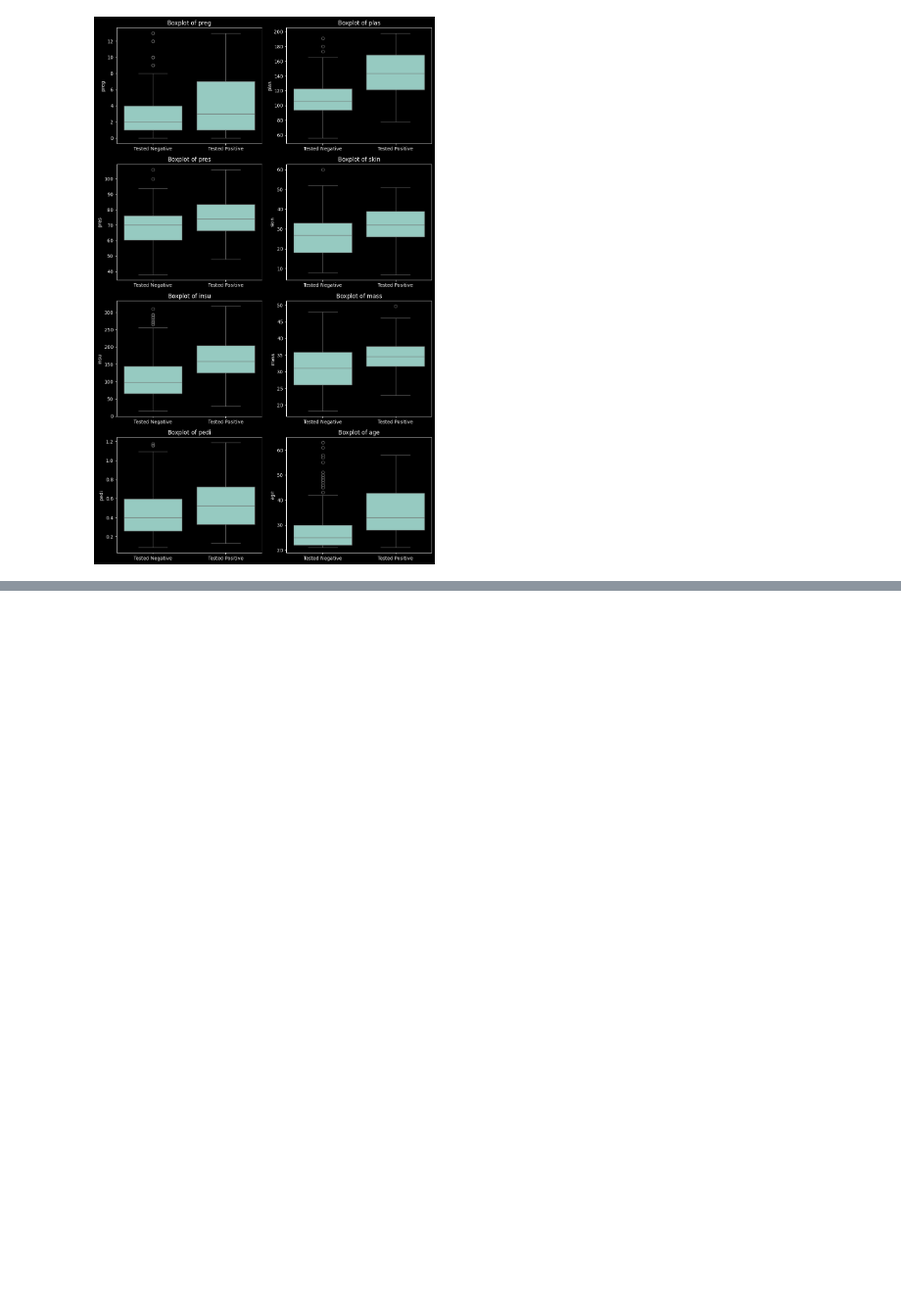
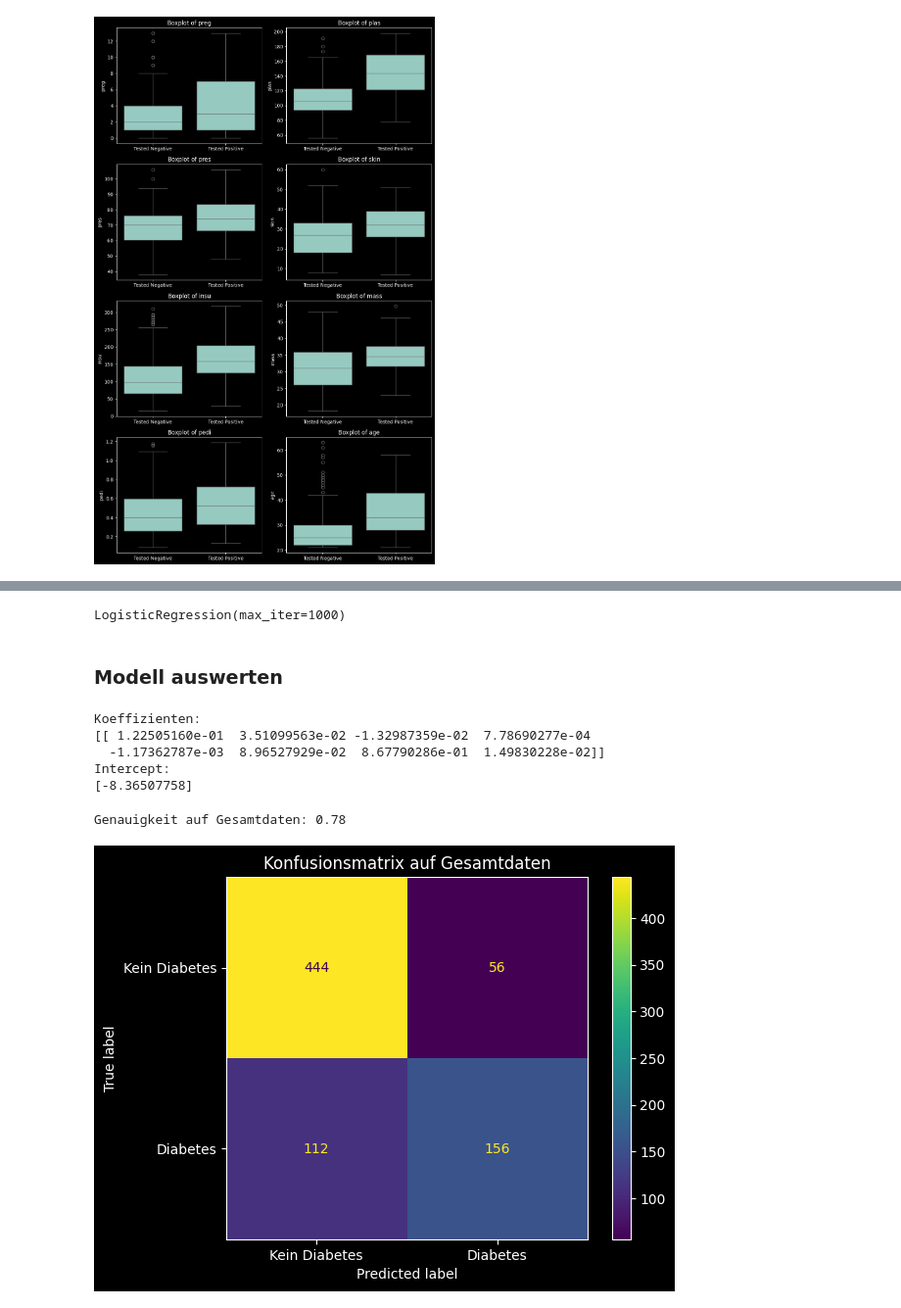
Before and after one commit to EliSpireli/AMLHC_Tasks_EB, a Jupyter notebook: src/python/supervised_diabetes.ipynb, the cells around one changed output, grey strips where cells are left out. Shown: that part at 98% size. Cells and saved outputs as stored; diff of their text form; code cells hidden in the pictures; blank space fills up the shorter version.

Commit message:
Solution Task 4.2  Ergänzung des diabetes- Notebooks. Lösung weiter unten.

```diff
--- a/src/python/supervised_diabetes.ipynb
+++ b/src/python/supervised_diabetes.ipynb
@@ -188,0 +198,7 @@ plt.show()
+# %%
+# Sicherstellen, dass Zielvariable numerisch ist (mit robustem Mapping)
+if diabetes['class'].dtype == 'object':
+    print("Warnung: class-Spalte enthält Strings – Mapping wird durchgeführt.")
+    diabetes['class'] = diabetes['class'].str.strip().str.lower()
+    diabetes['class'] = diabetes['class'].map({'tested_negative': 0, 'tested_positive': 1})
+diabetes.head()
@@ -188,0 +212,41 @@ plt.show()
+# %%
+# 2. Zielvariable (y) und Prädiktoren (X) festlegen
+X = diabetes.drop('class', axis=1)
+y = diabetes['class']
+
+# 3. Modell initialisieren und trainieren
+model = LogisticRegression(max_iter=1000)
+model.fit(X, y)
+# %% [output]
+LogisticRegression(max_iter=1000)
+# %% [markdown]
+### Modell auswerten
+# %%
+# 4. Modell auswerten
+print("\nKoeffizienten:")
+print(model.coef_)
+print("Intercept:")
+print(model.intercept_)
+# %% [output]
+Koeffizienten:
+[[ 1.22505160e-01  3.51099563e-02 -1.32987359e-02  7.78690277e-04
+  -1.17362787e-03  8.96527929e-02  8.67790286e-01  1.49830228e-02]]
+Intercept:
+[-8.36507758]
+# %%
+# Vorhersagen erstellen
+y_pred = model.predict(X)
+# %%
+# Genauigkeit ausgeben
+accuracy = accuracy_score(y, y_pred)
+print(f"\nGenauigkeit auf Gesamtdaten: {accuracy:.2f}")
+# %% [output]
+Genauigkeit auf Gesamtdaten: 0.78
+# %%
+# Konfusionsmatrix anzeigen
+cm = confusion_matrix(y, y_pred)
+ConfusionMatrixDisplay(cm, display_labels=['Kein Diabetes', 'Diabetes']).plot()
+plt.title('Konfusionsmatrix auf Gesamtdaten')
+plt.show()
+# %% [output]
+[figure, added]
```
Also changed, not shown: parts of 9 cells of this notebook.
